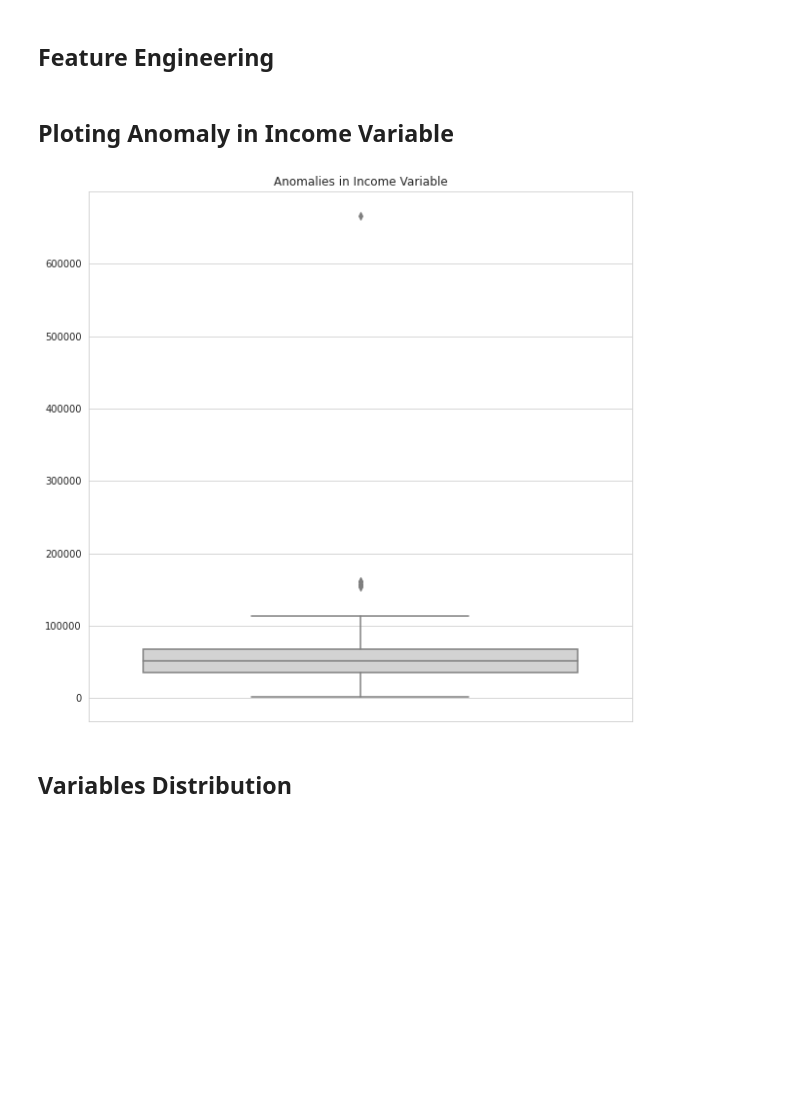
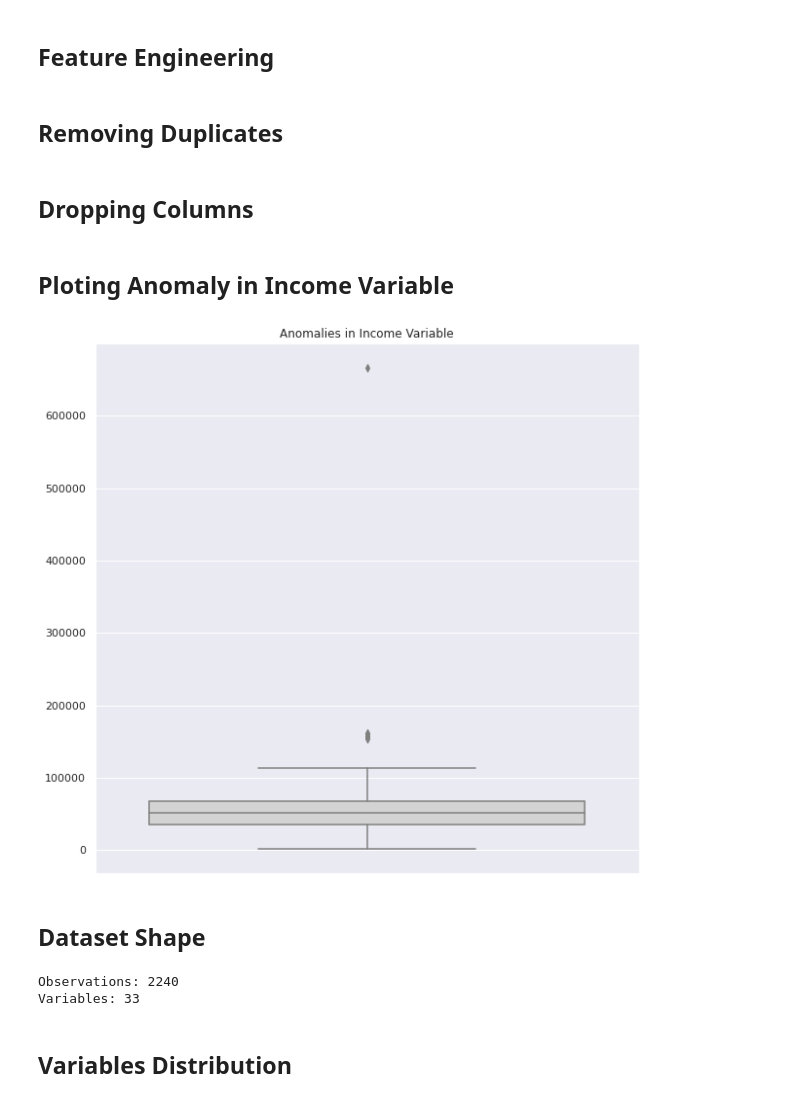
Before and after one commit to MatheusRocha0/Marketing-Analytics, a Jupyter notebook: Marketing-Analytics.ipynb, the cells around one changed output. Saved outputs shown, nothing was run; the diff lists cells and outputs as text; code cells hidden in the pictures; blank space fills up the shorter version.

```diff
--- a/Marketing-Analytics.ipynb
+++ b/Marketing-Analytics.ipynb
@@ -164,17 +179,31 @@ df["total_spent"] = (df["MntWines"] + df["MntFruits"] + df["MntMeatProducts"] +
 df["total_children"] = (df["Teenhome"] + df["Kidhome"])
 df["total_purchases"] = (df["NumDealsPurchases"] + df["NumWebPurchases"] + df["NumCatalogPurchases"] + df["NumStorePurchases"])
 df["total_spent_but_no_gold"] = (df["MntWines"] + df["MntFruits"] + df["MntMeatProducts"] + df["MntFishProducts"] + df["MntSweetProducts"])
+# %% [markdown]
+## Removing Duplicates
+# %%
+df.drop_duplicates(inplace = True)
+# %% [markdown]
+## Dropping Columns
+# %%
+df.drop("ID", axis = 1, inplace = True)
 # %% [markdown]
 ## Ploting Anomaly in Income Variable
 # %%
-sb.set_style("whitegrid")
-plt.figure(figsize = (10, 10))
 sb.boxplot(y = df[" Income "], color = "lightgray")
 plt.title("Anomalies in Income Variable")
 plt.ylabel("")
 plt.show()
 # %% [output]
-[figure, old version]
+[figure, new version]
+# %% [markdown]
+## Dataset Shape
+# %%
+print("Observations:", df.shape[0])
+print("Variables:", df.shape[1])
+# %% [output]
+Observations: 2240
+Variables: 33
 # %% [markdown]
 ## Variables Distribution
 # %% [markdown]
```
Also changed, not shown: parts of 18 cells of this notebook.
